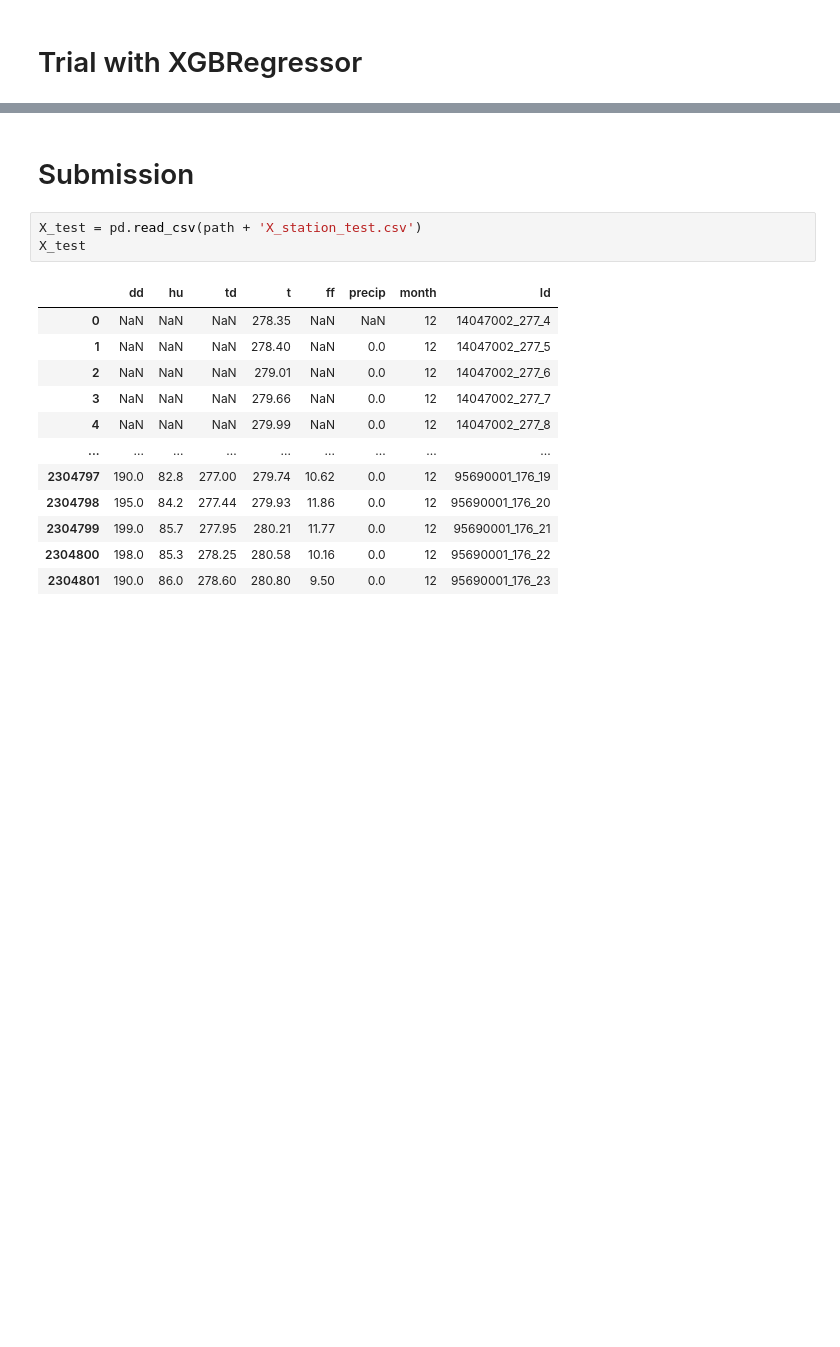
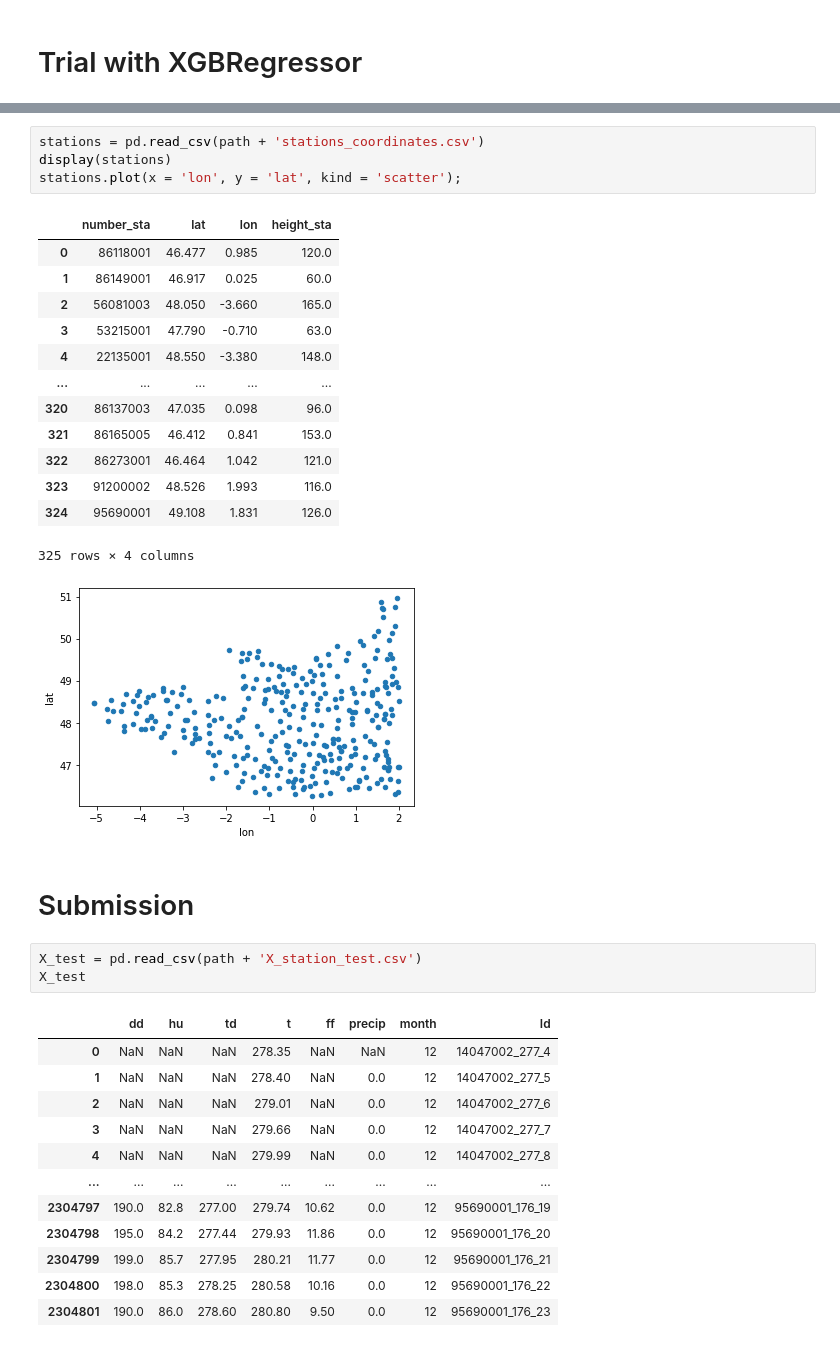
Before and after one commit to bgtyuh/defi-ia-2022, a Jupyter notebook: Lab.ipynb, the cells around one changed output, grey strips where cells are left out. Saved outputs shown, nothing was run; the diff lists cells and outputs as text; blank space fills up the shorter version.

```diff
--- a/Lab.ipynb
+++ b/Lab.ipynb
@@ -136,3 +227,22 @@ Score: 1.3802698501187114
+# %%
+stations = pd.read_csv(path + 'stations_coordinates.csv')
+display(stations)
+stations.plot(x = 'lon', y = 'lat', kind = 'scatter');
+# %% [output]
+|  | number_sta | lat | lon | height_sta |
+| 0 | 86118001 | 46.477 | 0.985 | 120.0 |
+| 1 | 86149001 | 46.917 | 0.025 | 60.0 |
+| 2 | 56081003 | 48.050 | -3.660 | 165.0 |
+| 3 | 53215001 | 47.790 | -0.710 | 63.0 |
+| 4 | 22135001 | 48.550 | -3.380 | 148.0 |
+| ... | ... | ... | ... | ... |
+| 320 | 86137003 | 47.035 | 0.098 | 96.0 |
+| 321 | 86165005 | 46.412 | 0.841 | 153.0 |
+| 322 | 86273001 | 46.464 | 1.042 | 121.0 |
+| 323 | 91200002 | 48.526 | 1.993 | 116.0 |
+| 324 | 95690001 | 49.108 | 1.831 | 126.0 |
+325 rows × 4 columns
+[figure, added]
 # %% [markdown]
 # Submission
 # %%
```
Also changed, not shown: parts of 15 cells of this notebook.
